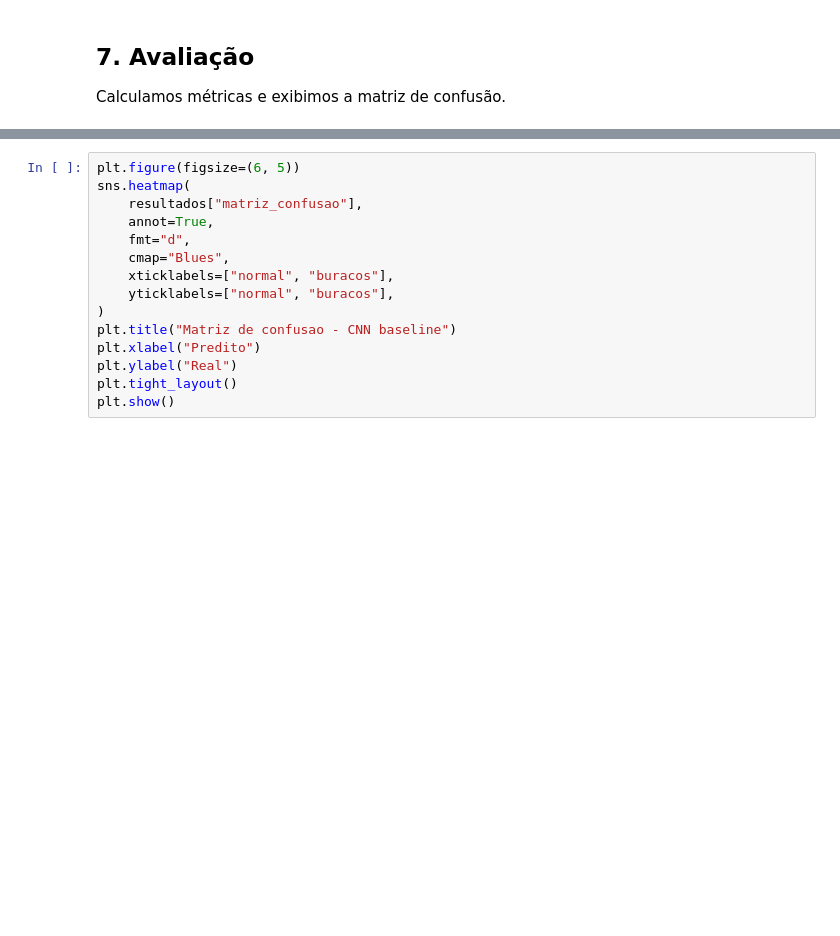
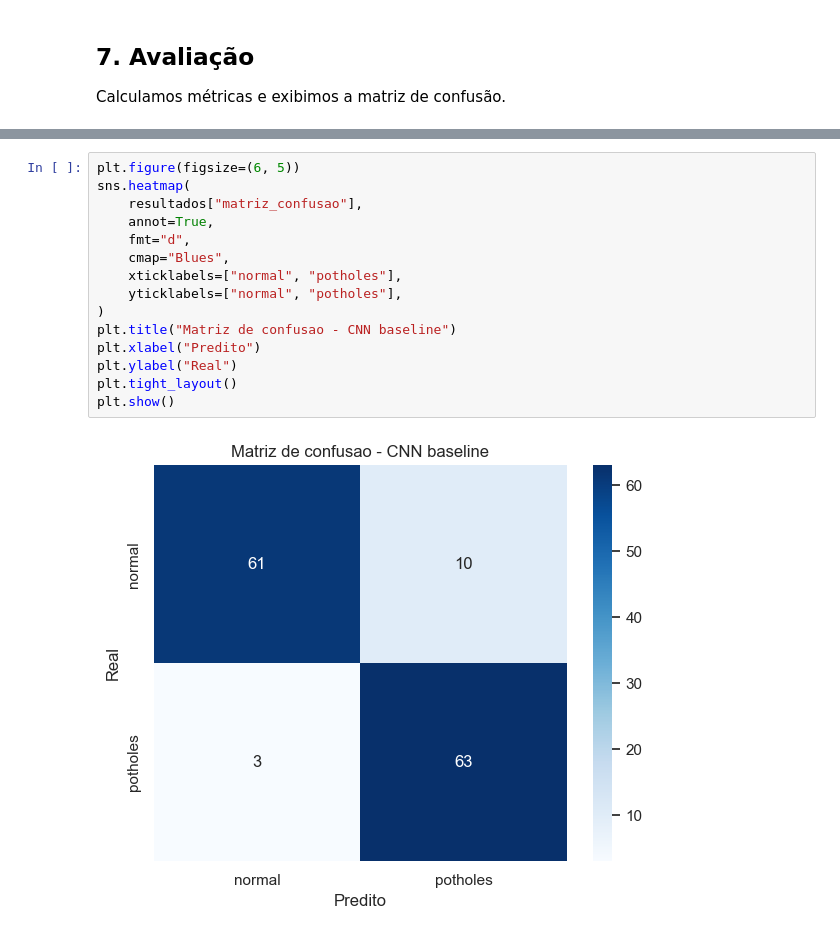
Before and after one commit to LuccaRomagnolli/Civil-Engineering, a Jupyter notebook: notebooks/whole-detection/deteccao-buracos-cnn-baseline.ipynb, the cells around one changed output, grey strips where cells are left out. Saved outputs shown, nothing was run; the diff lists cells and outputs as text; blank space fills up the shorter version.

```diff
--- a/notebooks/whole-detection/deteccao-buracos-cnn-baseline.ipynb
+++ b/notebooks/whole-detection/deteccao-buracos-cnn-baseline.ipynb
@@ -155,18 +233,20 @@ for classe in ["normal", "buracos"]:
 # %%
 plt.figure(figsize=(6, 5))
 sns.heatmap(
     resultados["matriz_confusao"],
     annot=True,
     fmt="d",
     cmap="Blues",
-    xticklabels=["normal", "buracos"],
-    yticklabels=["normal", "buracos"],
+    xticklabels=["normal", "potholes"],
+    yticklabels=["normal", "potholes"],
 )
 plt.title("Matriz de confusao - CNN baseline")
 plt.xlabel("Predito")
 plt.ylabel("Real")
 plt.tight_layout()
 plt.show()
+# %% [output]
+[figure, added]
 # %%
 fig, axes = plt.subplots(1, 2, figsize=(12, 4))
 
```
Also changed, not shown: parts of 15 cells of this notebook.
